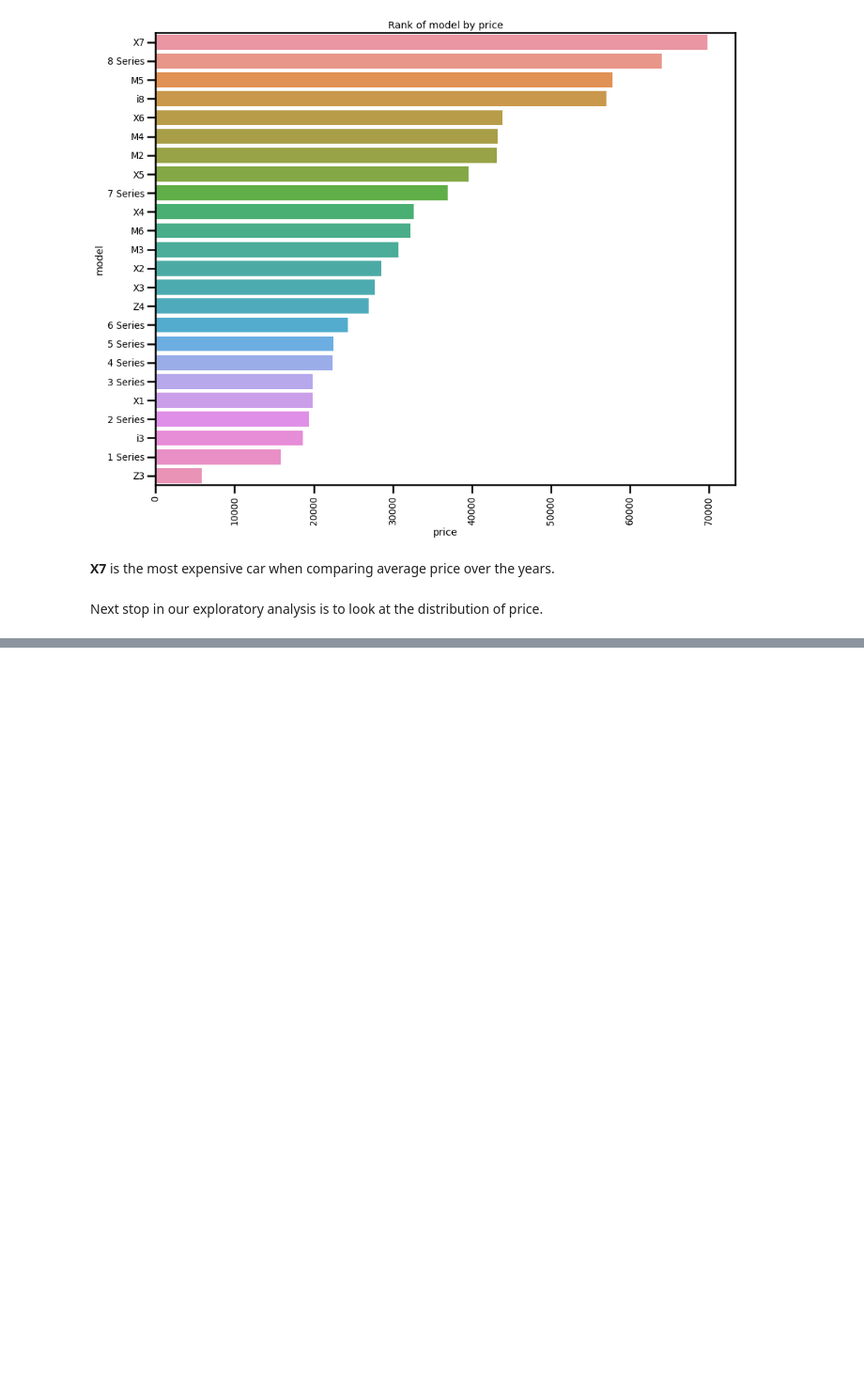
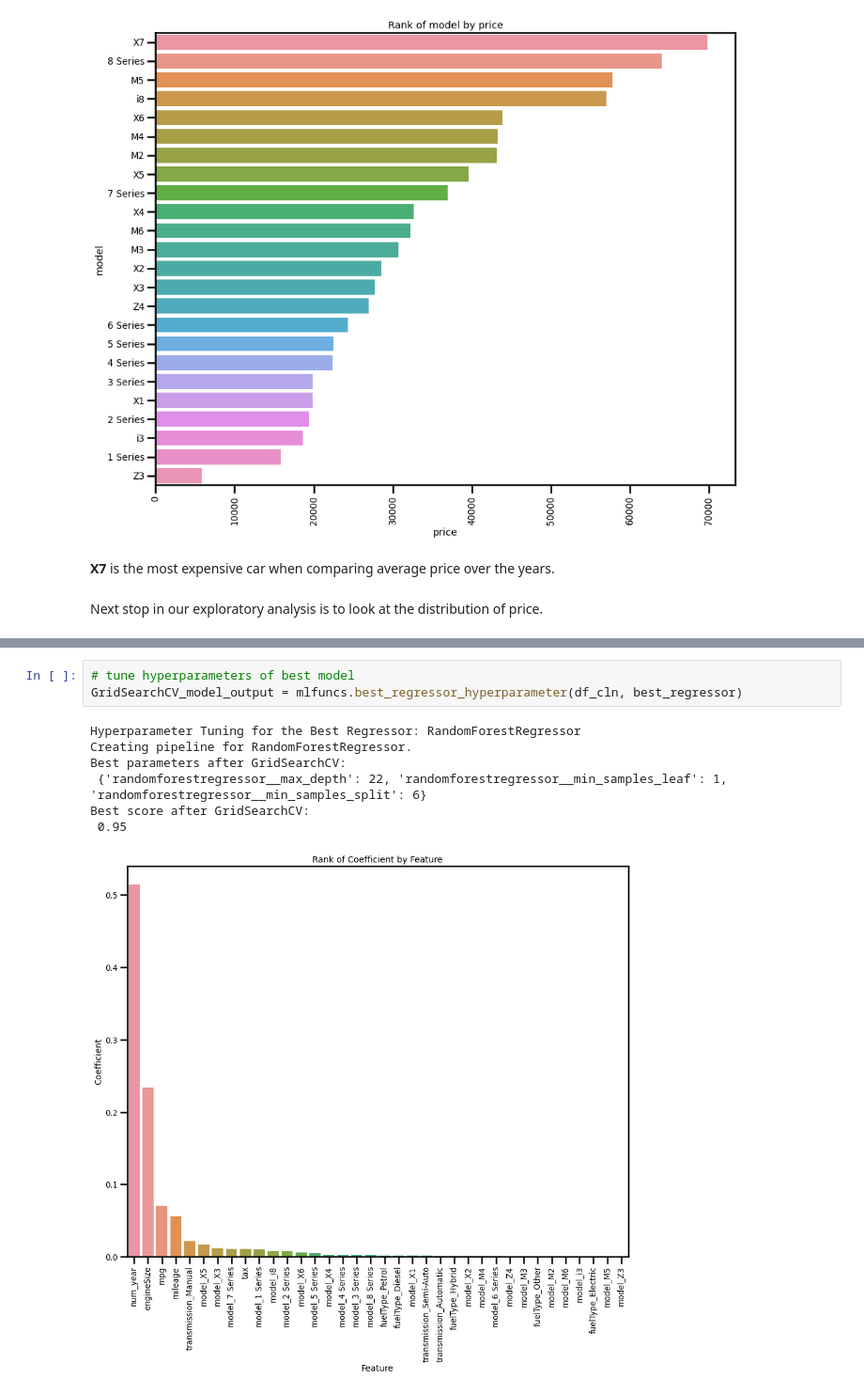
Before and after one commit to LenSin3/bmw_car_sales, a Jupyter notebook: bmw_ml.ipynb, the cells around one changed output, grey strips where cells are left out. Shown at 94% size. Drawn from its saved outputs; the diff is of its cells as text; blank space fills up the shorter version.

Commit message:
completed hyperparameter tuning and feature extraction write up

```diff
--- a/bmw_ml.ipynb
+++ b/bmw_ml.ipynb
@@ -181,0 +260,11 @@ plots.box_plot(df_cln, 'price', 'model')
+# %%
+# tune hyperparameters of best model
+GridSearchCV_model_output = mlfuncs.best_regressor_hyperparameter(df_cln, best_regressor)
+# %% [output]
+Hyperparameter Tuning for the Best Regressor: RandomForestRegressor
+Creating pipeline for RandomForestRegressor.
+Best parameters after GridSearchCV:
+ {'randomforestregressor__max_depth': 22, 'randomforestregressor__min_samples_leaf': 1, 'randomforestregressor__min_samples_split': 6}
+Best score after GridSearchCV:
+ 0.95
+[figure, added]
```
Also changed, not shown: parts of 19 cells of this notebook, 1 other file.
